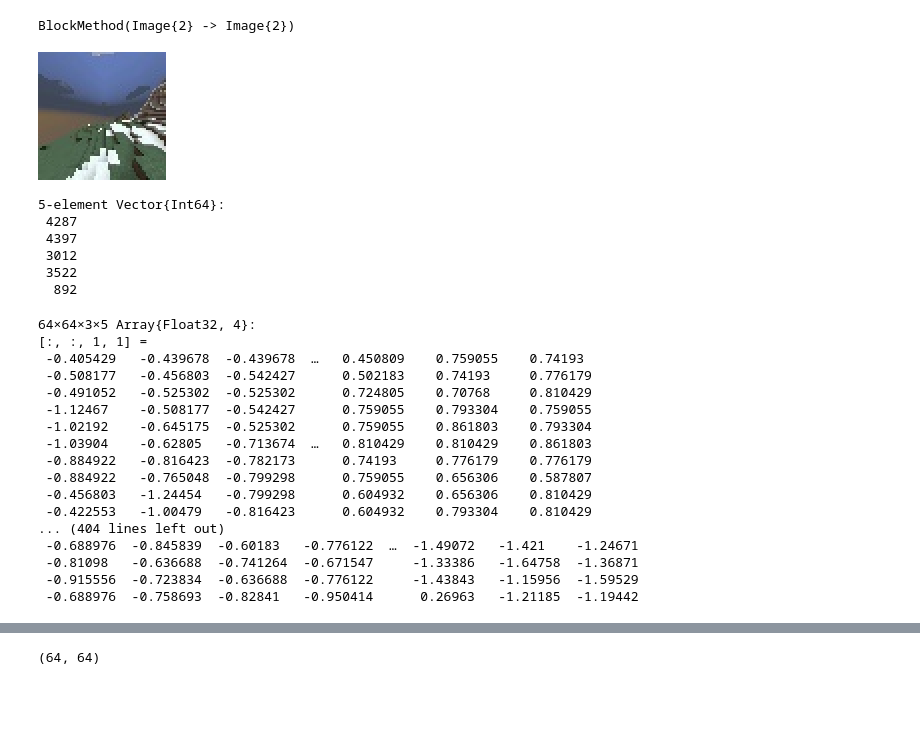
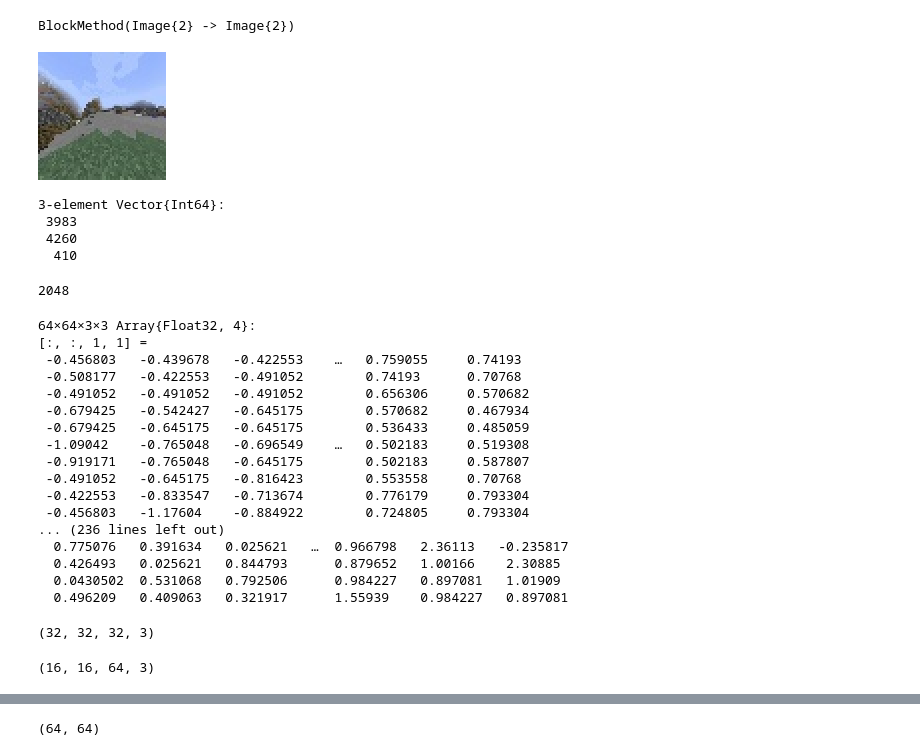
Before and after one commit to poppingtonic/WorldModels.jl, a Jupyter notebook: VAE-Experiments.jl.ipynb, the cells around one changed output, grey strips where cells are left out. Cells and saved outputs as stored; diff of their text form; code cells hidden in the pictures; blank space fills up the shorter version.

```diff
--- a/VAE-Experiments.jl.ipynb
+++ b/VAE-Experiments.jl.ipynb
@@ -68,35 +68,51 @@ method = BlockMethod(
 # %% [output]
 BlockMethod(Image{2} -> Image{2})
 # %%
-getobs(data, 3)
+getobs(data, 500)
 # %% [output]
-[figure, old version]
+[figure, new version]
 # %%
-n_idxs = rand(1:nobs(data), 5)
+n_idxs = rand(1:nobs(data), 3)
 # %% [output]
-5-element Vector{Int64}:
- 4287
- 4397
- 3012
- 3522
-  892
+3-element Vector{Int64}:
+ 3983
+ 4260
+  410
+# %%
+128*4*4
+# %% [output]
+2048
 # %%
-makebatch(method, data, n_idxs)
+xs = makebatch(method, data, n_idxs)
 # %% [output]
-64×64×3×5 Array{Float32, 4}:
+64×64×3×3 Array{Float32, 4}:
 [:, :, 1, 1] =
- -0.405429   -0.439678  -0.439678  …   0.450809    0.759055    0.74193
- -0.508177   -0.456803  -0.542427      0.502183    0.74193     0.776179
- -0.491052   -0.525302  -0.525302      0.724805    0.70768     0.810429
- -1.12467    -0.508177  -0.542427      0.759055    0.793304    0.759055
- -1.02192    -0.645175  -0.525302      0.759055    0.861803    0.793304
- -1.03904    -0.62805   -0.713674  …   0.810429    0.810429    0.861803
- -0.884922   -0.816423  -0.782173      0.74193     0.776179    0.776179
- -0.884922   -0.765048  -0.799298      0.759055    0.656306    0.587807
- -0.456803   -1.24454   -0.799298      0.604932    0.656306    0.810429
- -0.422553   -1.00479   -0.816423      0.604932    0.793304    0.810429
-... (404 lines left out)
- -0.688976  -0.845839  -0.60183   -0.776122  …  -1.49072   -1.421    -1.24671
- -0.81098   -0.636688  -0.741264  -0.671547     -1.33386   -1.64758  -1.36871
- -0.915556  -0.723834  -0.636688  -0.776122     -1.43843   -1.15956  -1.59529
- -0.688976  -0.758693  -0.82841   -0.950414      0.26963   -1.21185  -1.19442
+ -0.456803   -0.439678   -0.422553    …   0.759055     0.74193
+ -0.508177   -0.422553   -0.491052        0.74193      0.70768
+ -0.491052   -0.491052   -0.491052        0.656306     0.570682
+ -0.679425   -0.542427   -0.645175        0.570682     0.467934
+ -0.679425   -0.645175   -0.645175        0.536433     0.485059
+ -1.09042    -0.765048   -0.696549    …   0.502183     0.519308
+ -0.919171   -0.765048   -0.645175        0.502183     0.587807
+ -0.491052   -0.645175   -0.816423        0.553558     0.70768
+ -0.422553   -0.833547   -0.713674        0.776179     0.793304
+ -0.456803   -1.17604    -0.884922        0.724805     0.793304
+... (236 lines left out)
+  0.775076   0.391634   0.025621   …  0.966798   2.36113   -0.235817
+  0.426493   0.025621   0.844793      0.879652   1.00166    2.30885
+  0.0430502  0.531068   0.792506      0.984227   0.897081   1.01909
+  0.496209   0.409063   0.321917      1.55939    0.984227   0.897081
+# %%
+layer = Conv((4, 4), 3 => 32, relu; stride=2, pad=1)
+layer2 = Conv((4, 4), 32 => 64, relu; stride = 2, pad = 1)
+layer3 = Conv((4, 4), 64 => 128, relu; stride = 2, pad = 1)
+layer4 = Conv((4, 4), 128 => 256, relu; stride = 2, pad = 1)
+l5 = Dense(256 * 4 * 4, 64, relu)
+layer(xs) |> size
+# %% [output]
+(32, 32, 32, 3)
+# %%
+# layer2(layer(xs)) |> size
+xs |> layer |> layer2 |> size
+# %% [output]
+(16, 16, 64, 3)
```
Also changed, not shown: parts of 26 cells of this notebook, 1 other file.
